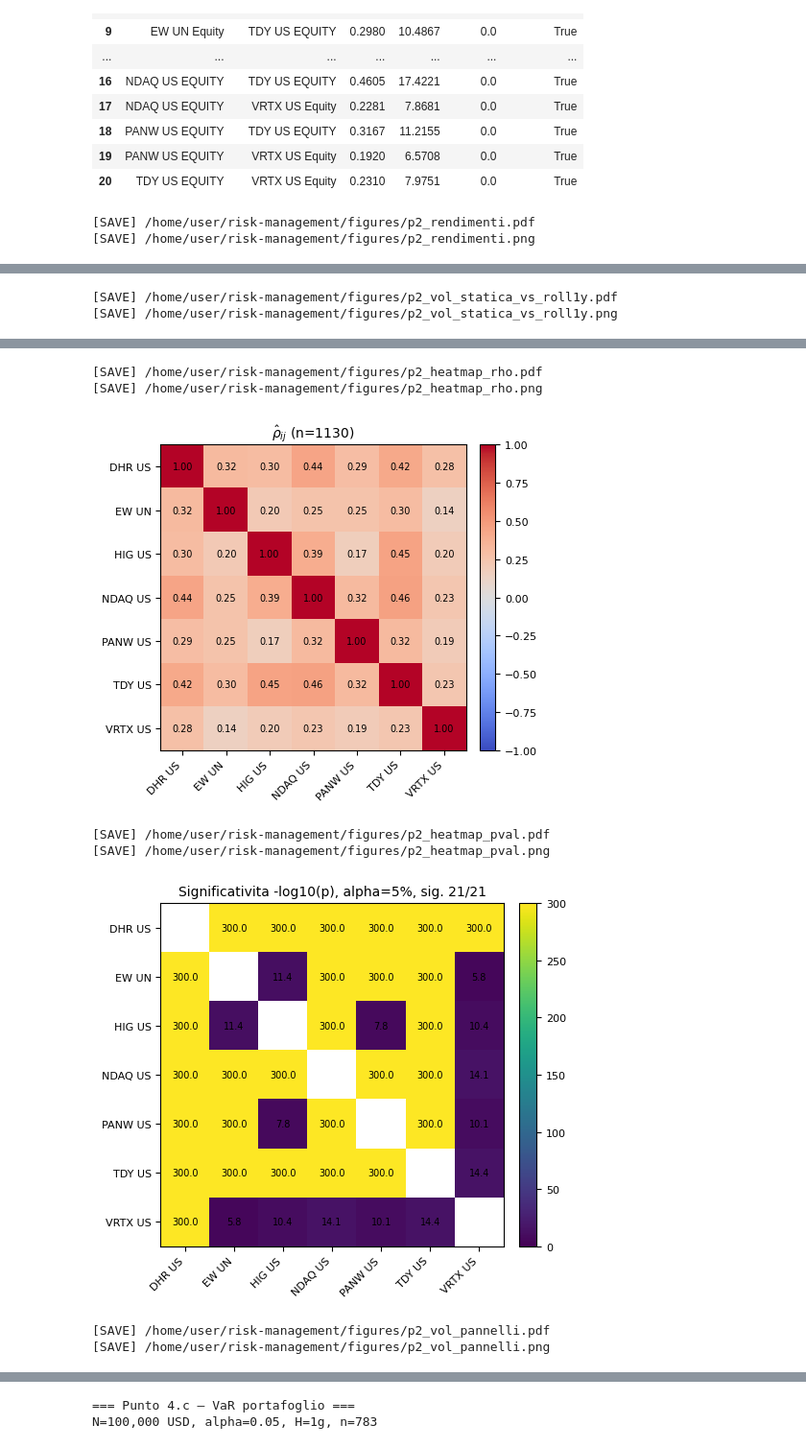
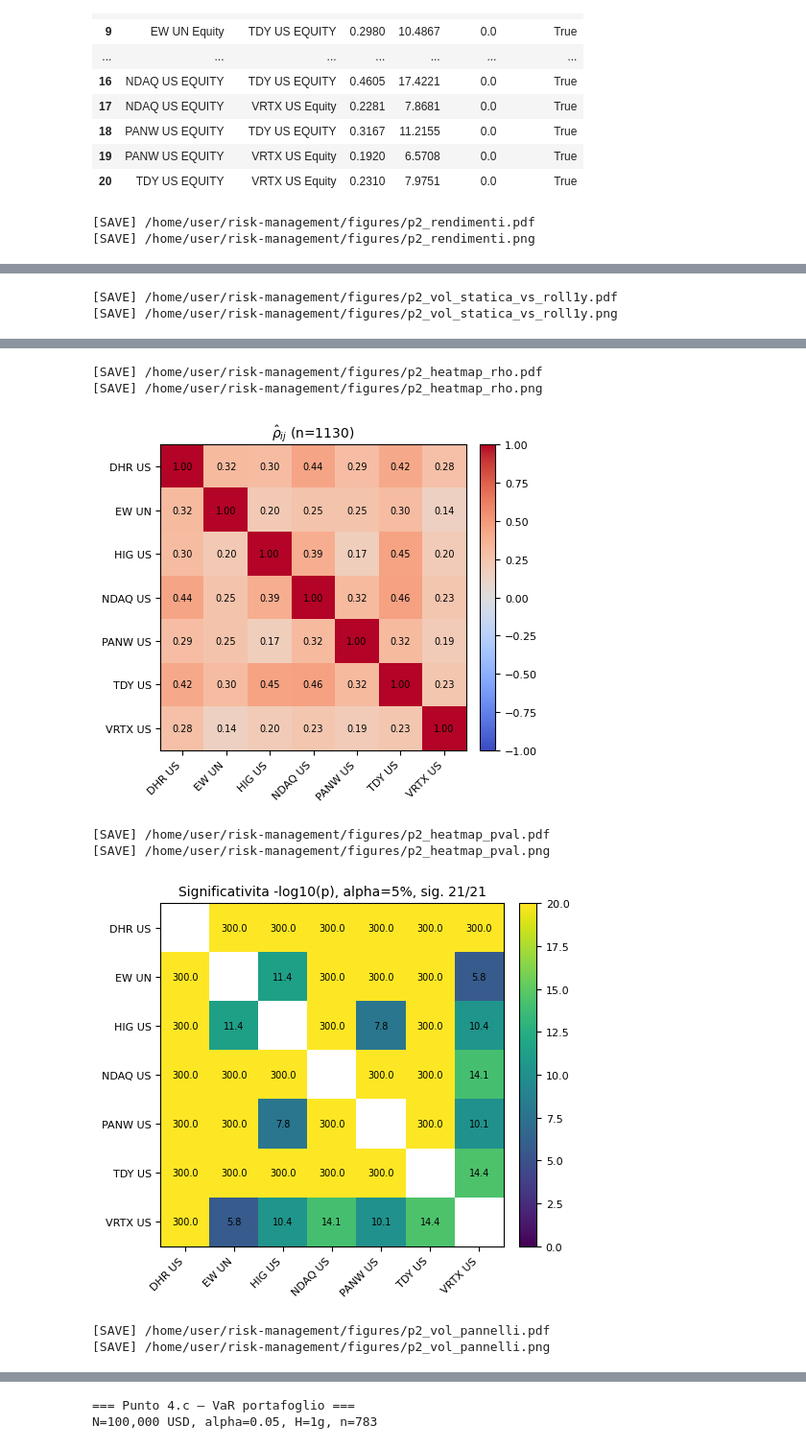
Before and after one commit to Framazzinii/risk-management, a Jupyter notebook: Risk_Progetto_Valore_Rischio_Definitivo.ipynb, the cells around one changed output, grey strips where cells are left out. Shown at 96% size. Saved outputs shown, nothing was run; the diff lists cells and outputs as text; code cells hidden in the pictures.

```diff
--- a/Risk_Progetto_Valore_Rischio_Definitivo.ipynb
+++ b/Risk_Progetto_Valore_Rischio_Definitivo.ipynb
@@ -217,6 +217,26 @@ asse_tempo(ax)
 salva_fig(fig, "p1_prezzi_normalizzati")
 plt.show()
 plt.close(fig)
+
+# Figura: rendimenti log giornalieri
+fig_r, axes_r = plt.subplots(4, 2, figsize=(10.2, 10.0), sharex=True)
+axes_r = axes_r.ravel()
+for ax_i, col in zip(axes_r, rend_log.columns):
+    ax_i.plot(rend_log.index, rend_log[col].values * 100, linewidth=0.5, color="#2c7fb8", alpha=0.85)
+    ax_i.axhline(0, color="black", linewidth=0.5, alpha=0.4)
+    ax_i.set_title(nome_breve(col), fontsize=10)
+    ax_i.set_ylabel("g (%)")
+    ax_i.grid(True, alpha=0.2)
+axes_r[-1].axis("off")
+fig_r.suptitle("Punto 1 — Rendimenti log giornalieri (%)", y=0.995, fontsize=11)
+fig_r.subplots_adjust(left=0.08, right=0.98, top=0.92, bottom=0.06, hspace=0.35, wspace=0.28)
+for ax_i in axes_r[:-1]:
+    if ax_i.get_visible():
+        asse_tempo(ax_i, rotation=25)
+        ax_i.tick_params(axis="x", labelsize=7)
+salva_fig(fig_r, "p1_rendimenti_log")
+plt.show()
+plt.close(fig_r)
 # %% [output]
 File trovato: /home/user/risk-management/Business_Case_Valore_Rischio_2026_Light 2.xlsx
 Periodo: 2021-07-19 - 2025-11-17
@@ -558,7 +581,7 @@ with np.errstate(divide="ignore", invalid="ignore"):
     Z = -np.log10(np.clip(Pv, 1e-300, 1.0))
 np.fill_diagonal(Z, np.nan)
 Z_plot = np.ma.masked_invalid(Z)
-zmax = max(float(np.percentile(Z_plot.compressed(), 99)) if Z_plot.compressed().size else 3.0, 3.0)
+zmax = min(max(float(np.percentile(Z_plot.compressed(), 99)) if Z_plot.compressed().size else 3.0, 3.0), 20.0)
 
 fig, ax = plt.subplots(figsize=(5.2, 4.6))
 im = ax.imshow(Z_plot, cmap="viridis", vmin=0.0, vmax=zmax)
@@ -582,34 +605,37 @@ for ax_i, col in zip(axes, rend_log.columns):
     e1 = vol_ewma[col].reindex(r1.index).dropna()
     g1 = vol_garch[col].reindex(r1.index).dropna()
     kw = {"linewidth": 0.85, "alpha": 0.82}
     ax_i.plot(r1.index, r1.values, color="#1f77b4", label="Rolling 1Y", **kw)
     ax_i.plot(e1.index, e1.values, color="#ff7f0e", label=f"EWMA (lambda={LAMBDA_EWMA})", **kw)
     mod_lbl = param_garch.loc[col, "modello"] if col in param_garch.index else "GARCH"
     ax_i.plot(g1.index, g1.values, color="#2ca02c", label=mod_lbl, **kw)
     ax_i.set_title(nome_breve(col), fontsize=10)
     ax_i.set_ylabel(r"$\sigma_{ann}$")
     ax_i.grid(True, alpha=0.22)
     ax_i.legend(fontsize=6.5, loc="upper right", framealpha=0.9)
 
 axes[-1].axis("off")
 fig.suptitle("Punto 2 — Vol: rolling 1Y, EWMA RiskMetrics, GARCH", y=0.995, fontsize=11)
 fig.subplots_adjust(left=0.08, right=0.98, top=0.90, bottom=0.06, hspace=0.48, wspace=0.28)
-formatta_assi(axes[:-1], rend_log.index, fontsize=7.0)
+for ax_i in axes[:-1]:
+    if ax_i.get_visible():
+        asse_tempo(ax_i, rotation=25)
+        ax_i.tick_params(axis="x", labelsize=7)
 salva_fig(fig, "p2_vol_pannelli")
 plt.show()
 plt.close(fig)
 # %% [output]
 [SAVE] /home/user/risk-management/figures/p2_rendimenti.pdf
 [SAVE] /home/user/risk-management/figures/p2_rendimenti.png
 [figure]
 [SAVE] /home/user/risk-management/figures/p2_vol_statica_vs_roll1y.pdf
 [SAVE] /home/user/risk-management/figures/p2_vol_statica_vs_roll1y.png
 [figure]
 [SAVE] /home/user/risk-management/figures/p2_heatmap_rho.pdf
 [SAVE] /home/user/risk-management/figures/p2_heatmap_rho.png
 [figure]
 [SAVE] /home/user/risk-management/figures/p2_heatmap_pval.pdf
 [SAVE] /home/user/risk-management/figures/p2_heatmap_pval.png
-[figure, old version]
+[figure, new version]
 [SAVE] /home/user/risk-management/figures/p2_vol_pannelli.pdf
 [SAVE] /home/user/risk-management/figures/p2_vol_pannelli.png
```
Also changed, not shown: parts of 6 cells of this notebook, 19 other files.
